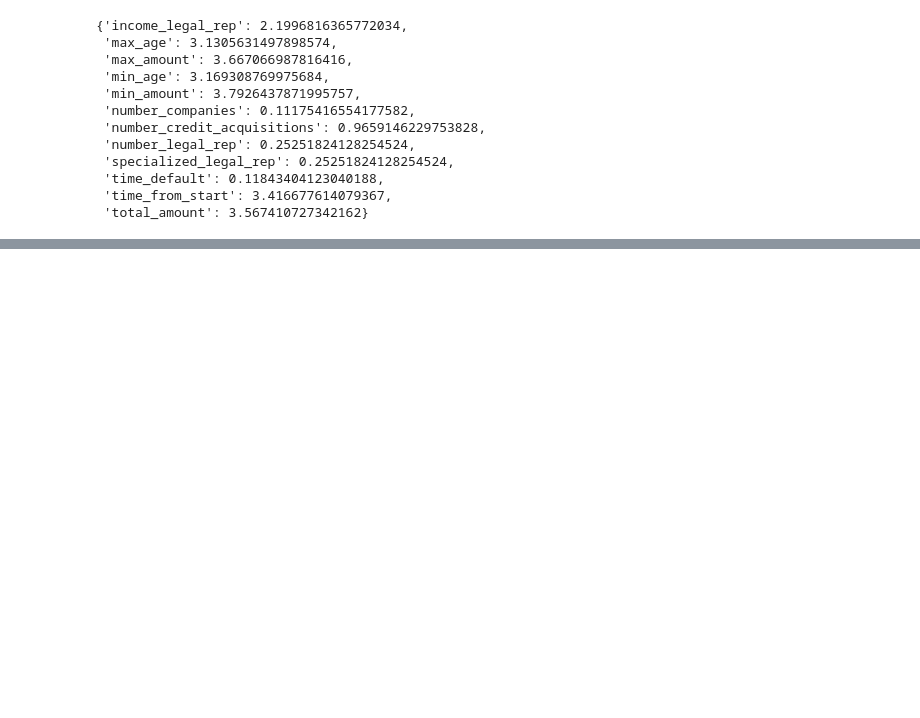
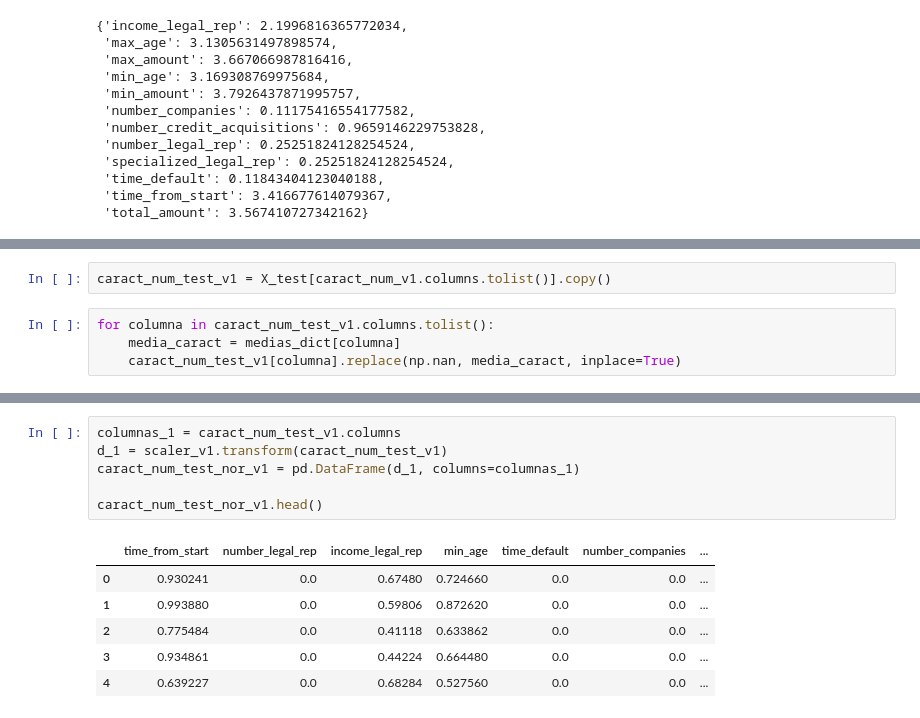
Before and after one commit to rodrigoase/bbva-data-challenge, a Jupyter notebook: Experimentacion.ipynb, the cells around one changed output, grey strips where cells are left out. Drawn from its saved outputs; the diff is of its cells as text; blank space fills up the shorter version.

```diff
--- a/Experimentacion.ipynb
+++ b/Experimentacion.ipynb
@@ -571,0 +633,6 @@ X_train_v1.head()
+# %%
+caract_num_test_v1 = X_test[caract_num_v1.columns.tolist()].copy()
+# %%
+for columna in caract_num_test_v1.columns.tolist():
+    media_caract = medias_dict[columna]
+    caract_num_test_v1[columna].replace(np.nan, media_caract, inplace=True)
@@ -571,0 +673,13 @@ X_train_v1.head()
+# %%
+columnas_1 = caract_num_test_v1.columns
+d_1 = scaler_v1.transform(caract_num_test_v1)
+caract_num_test_nor_v1 = pd.DataFrame(d_1, columns=columnas_1)
+
+caract_num_test_nor_v1.head()
+# %% [output]
+|  | time_from_start | number_legal_rep | income_legal_rep | min_age | time_default | number_companies | ... |
+| 0 | 0.930241 | 0.0 | 0.67480 | 0.724660 | 0.0 | 0.0 | ... |
+| 1 | 0.993880 | 0.0 | 0.59806 | 0.872620 | 0.0 | 0.0 | ... |
+| 2 | 0.775484 | 0.0 | 0.41118 | 0.633862 | 0.0 | 0.0 | ... |
+| 3 | 0.934861 | 0.0 | 0.44224 | 0.664480 | 0.0 | 0.0 | ... |
+| 4 | 0.639227 | 0.0 | 0.68284 | 0.527560 | 0.0 | 0.0 | ... |
```
Also changed, not shown: parts of 89 cells of this notebook.
